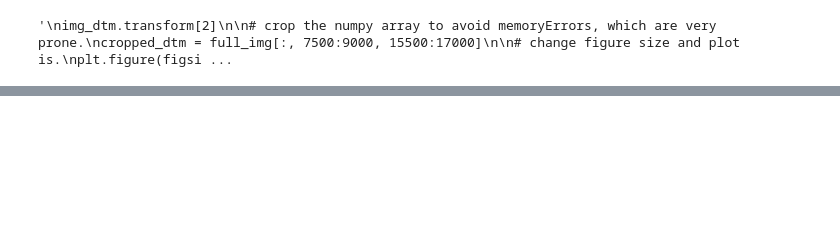
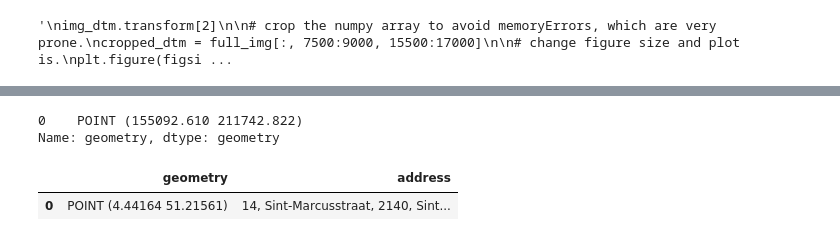
Before and after one commit to manwithplan/3Dviz, a Jupyter notebook: TestCode/Visualization.ipynb, the cells around one changed output, grey strips where cells are left out. Cells and saved outputs as stored; diff of their text form; code cells hidden in the pictures; blank space fills up the shorter version.

```diff
--- a/TestCode/Visualization.ipynb
+++ b/TestCode/Visualization.ipynb
@@ -197,0 +210,22 @@ print(geopandas.tools.geocode('Sint-Marcusstraat 14, Borgerhout, Belgium').to_cr
+# %%
+from shapely.geometry import Point
+
+# hacking an easy solution in stead of messing about with the polygon stuff.
+# If I look up an address and get coordinates, I can also use these coordinates for a
+# reverse search. If I then move the coordinates in all directions, I can actually find
+# the boundaries of the plot.
+
+coordinates = geopandas.tools.geocode('Sint-Marcusstraat 14, Borgerhout, Belgium').to_crs("EPSG:31370")
+coordinates['geometry']
+
+geopandas.tools.reverse_geocode(coordinates['geometry'].to_crs("EPSG:4326"))
+
+coordinates['geometry']
+# %% [output]
+0    POINT (155092.610 211742.822)
+Name: geometry, dtype: geometry
+# %%
+geopandas.tools.geocode('Sint-Marcusstraat 14, Borgerhout, Belgium')
+# %% [output]
+|  | geometry | address |
+| 0 | POINT (4.44164 51.21561) | 14, Sint-Marcusstraat, 2140, Sint... |
```
Also changed, not shown: parts of 14 cells of this notebook, 1 other file.
